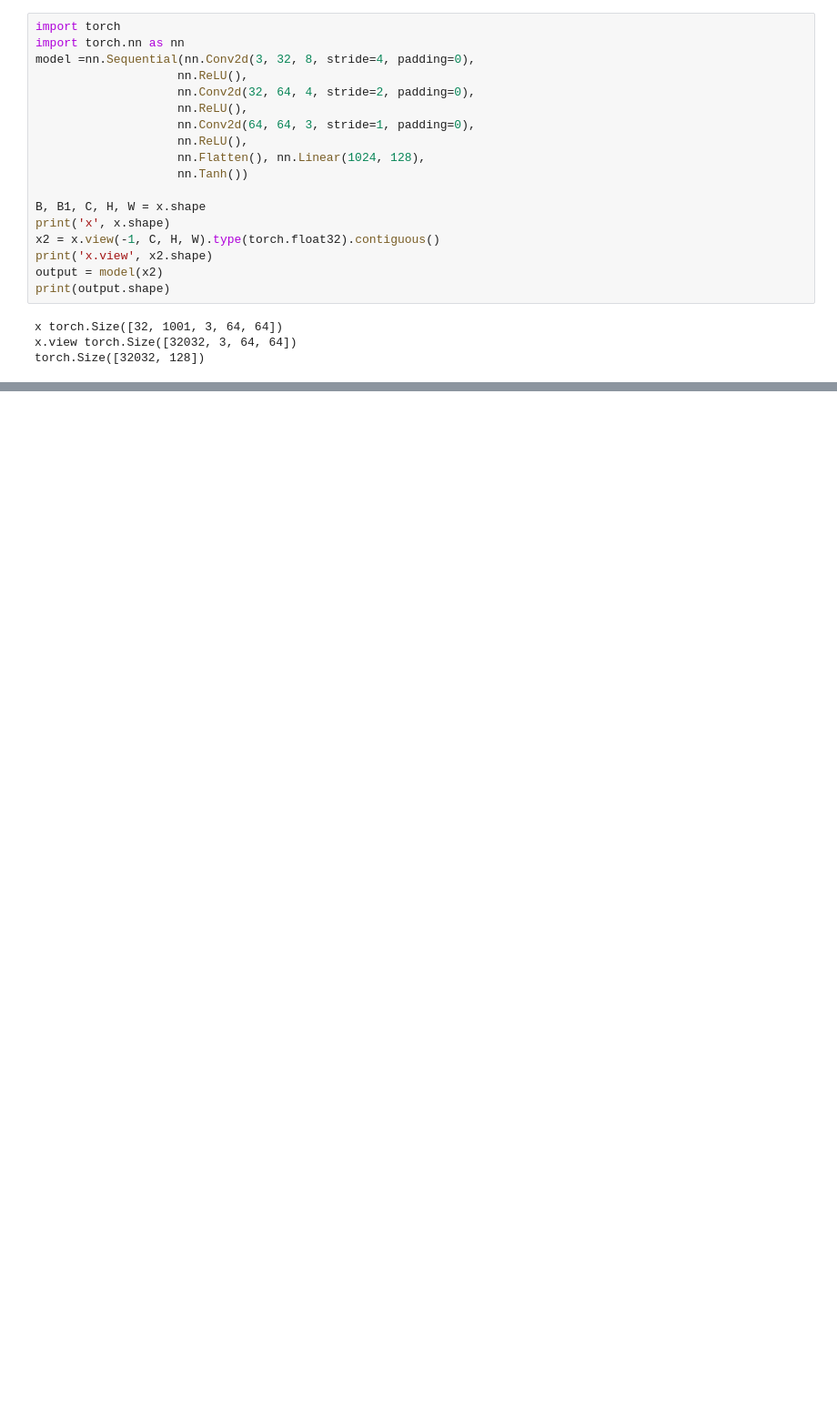
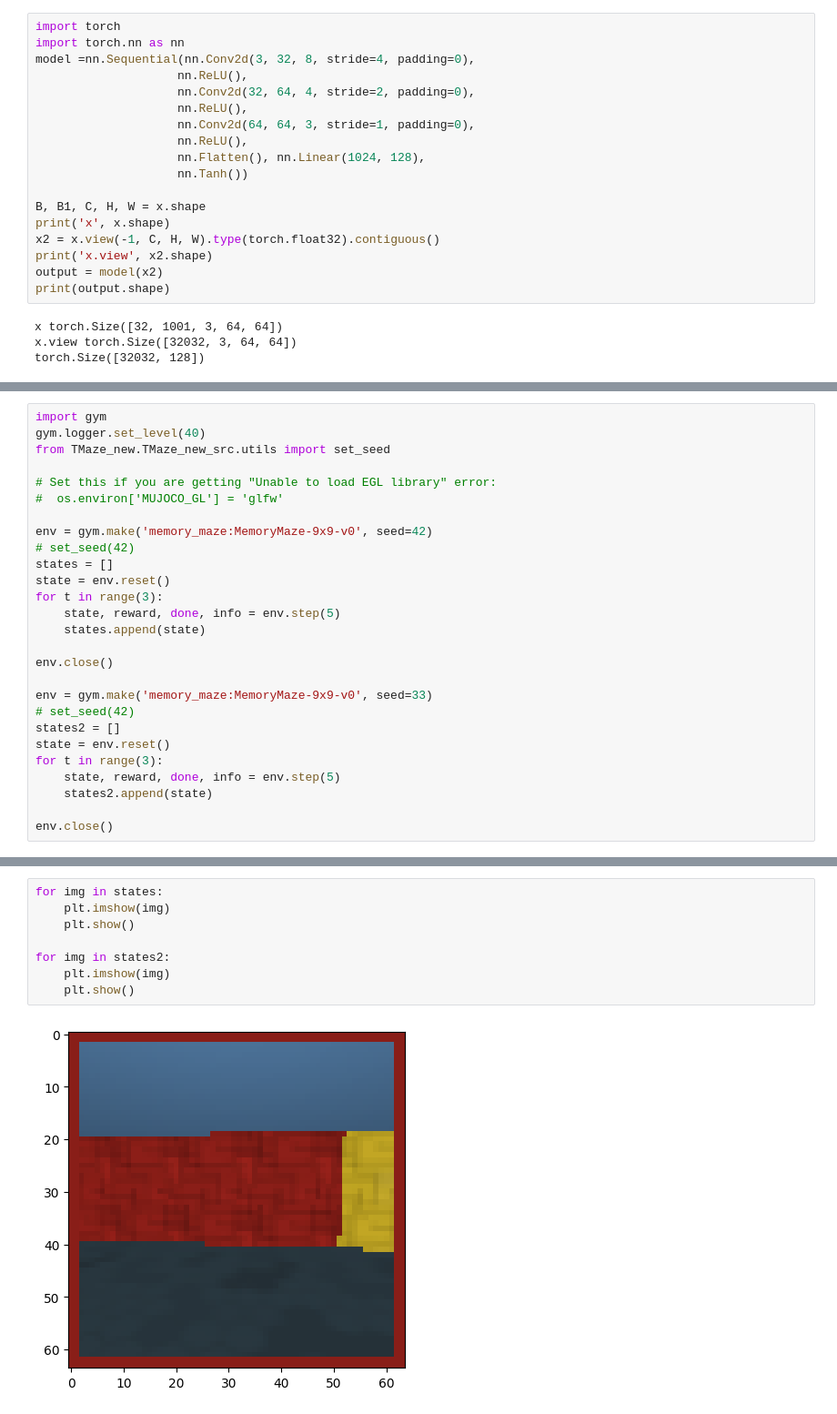
Before and after one commit to zen0no/RATE, a Jupyter notebook: MemoryMaze/MemoryMaze_notebooks/test.ipynb, the cells around one changed output, grey strips where cells are left out. Shown at 91% size. Drawn from its saved outputs; the diff is of its cells as text; blank space fills up the shorter version.

```diff
--- a/MemoryMaze/MemoryMaze_notebooks/test.ipynb
+++ b/MemoryMaze/MemoryMaze_notebooks/test.ipynb
@@ -182,0 +318,27 @@ torch.Size([32032, 128])
+# %%
+import gym
+gym.logger.set_level(40)
+from TMaze_new.TMaze_new_src.utils import set_seed
+
+# Set this if you are getting "Unable to load EGL library" error:
+#  os.environ['MUJOCO_GL'] = 'glfw'
+
+env = gym.make('memory_maze:MemoryMaze-9x9-v0', seed=42)
+# set_seed(42)
+states = []
+state = env.reset()
+for t in range(3):
+    state, reward, done, info = env.step(5)
+    states.append(state)
+
+env.close()
+
+env = gym.make('memory_maze:MemoryMaze-9x9-v0', seed=33)
+# set_seed(42)
+states2 = []
+state = env.reset()
+for t in range(3):
+    state, reward, done, info = env.step(5)
+    states2.append(state)
+
+env.close()
@@ -182,0 +348,10 @@ torch.Size([32032, 128])
+# %%
+for img in states:
+    plt.imshow(img)
+    plt.show()
+
+for img in states2:
+    plt.imshow(img)
+    plt.show()
+# %% [output]
+[figure, added]
```
Also changed, not shown: parts of 25 cells of this notebook, 13 other files.
